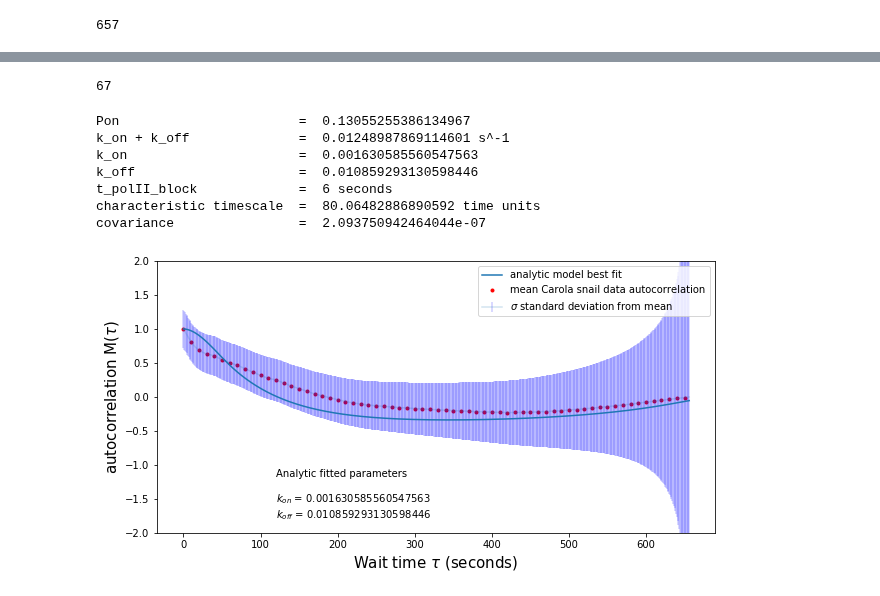
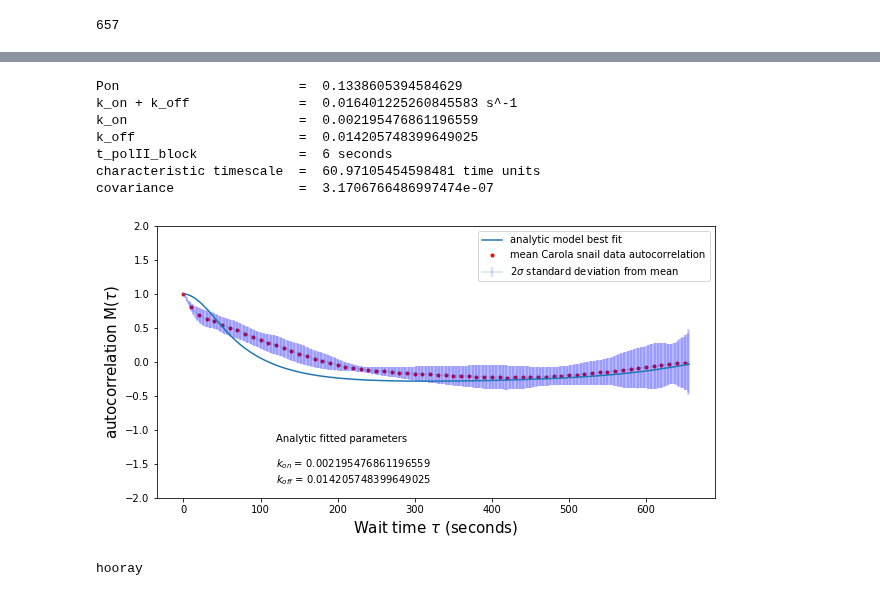
Before and after one commit to tlmakinen/bursting-IGMM, a Jupyter notebook: autocorrelation/carola-data-fitting.ipynb, the cells around one changed output, grey strips where cells are left out. Cells and saved outputs as stored; diff of their text form; code cells hidden in the pictures.

```diff
--- a/autocorrelation/carola-data-fitting.ipynb
+++ b/autocorrelation/carola-data-fitting.ipynb
@@ -70,7 +70,7 @@ len(datatracelist[1])
 658
 # %%
 # define start and stop indeces
-start_index = 520
+start_index = 550
 stop_index = -1
 # %%
 autopackage = tracePackageAutocorrelation(datatracelist, loop_function, start_index, stop_index)
@@ -127,6 +109,0 @@ def loopInterpolate(loop_function, k_elong, tPol):
-# %%
-interploop = loopInterpolate(loop_function, k_elong, tPol)
-
-len(interploop)
-# %% [output]
-67
@@ -209,42 +110,42 @@ def autocorr(t, ratesum):  # take in parameters and t (signal data array index i
 # %%
-fitAutoPack = fitAutocorrelationFunction(autopackage, tPol, k_elong)
+fitAutoPack = fitAutocorrelationFunction(autopackage, tPol, k_elong, stepsize)
 # %%
-kon_fit,koff_fit,chrtime,pon,pcov = fitAutoPack.leastSquaresAutoFit()
+kon_fit,koff_fit,chrtime,pon,popt,pcov,weightedstd = fitAutoPack.leastSquaresAutoFit(printvals=True)
 # %% [output]
-Pon                       =  0.13055255386134967
-k_on + k_off              =  0.01248987869114601 s^-1
-k_on                      =  0.001630585560547563
-k_off                     =  0.010859293130598446
+Pon                       =  0.1338605394584629
+k_on + k_off              =  0.016401225260845583 s^-1
+k_on                      =  0.002195476861196559
+k_off                     =  0.014205748399649025
 t_polII_block             =  6 seconds
-characteristic timescale  =  80.06482886890592 time units
-covariance                =  2.093750942464044e-07
+characteristic timescale  =  60.97105454598481 time units
+covariance                =  3.1706766486997474e-07
 # %%
 # get our data's average autocorrelation function
 t = np.arange(len(autoav))
 # %%
 fig,ax = plt.subplots(1, 1, figsize=(10,5), sharex=True)
 
 ax.plot(t, fitAutoPack.autocorrAnalytic(t,1/chrtime), label='analytic model best fit')
 #for i in autolist[1:]:
     #plt.plot(t, i[1:], color='b', alpha=0.1)
 
 ax.scatter(t[::10],autoav[::10], marker='.',
                    color='r', label = 'mean Carola snail data autocorrelation')   # show the mean of our original dataset in red
 #plt.plot(np.arange(len(autoav)),dat, color='r', label = 'mean data autocorrelation')   # show the mean of our original dataset in red
-ax.errorbar(x=t, y=autoav, yerr=(autostd, autostd),
-                        ecolor='b', alpha=0.2, label = r'$\sigma$ standard deviation from mean')
+ax.errorbar(x=t, y=autoav, yerr=(weightedstd*2, weightedstd*2),
+                        ecolor='b', alpha=0.2, label = r'2$\sigma$ standard deviation from mean')
 
 #plt.plot(chrtime, 1/(np.e), size=20, color='r')
 plt.legend(loc="best")
 ax.set_ylim(-2, 2)
 ax.set_xlabel(r'Wait time $\tau$ (seconds)', fontsize=15)
 ax.set_ylabel(r'autocorrelation M($\tau$)', fontsize=15)
 #plt.text(x=0.07, y=-1.8,
              #s='Simulated Parameters \n\n$k_{on}$ =' + str(k_on) +
                     # '\n$k_{off}$ = ' + str(k_off) +  '\n$k_{elong}$ = '+ str(k_elong)
                              #+ ' bp/sec \nobservation time = '+ str(stepsize) + ' seconds')
 plt.text(x=120, y=-1.8, s='Analytic fitted parameters \n\n$k_{on}$ = '
                                  + str(kon_fit) + '\n$k_{off}$ = ' + str(koff_fit))
 plt.show()
 # %% [output]
-[figure, old version]
+[figure, new version]
@@ -250,0 +186,7 @@ plt.show()
+# %%
+a = True
+
+if a == True:
+    print('hooray')
+# %% [output]
+hooray
```
Also changed, not shown: parts of 8 cells of this notebook, 3 other files.
